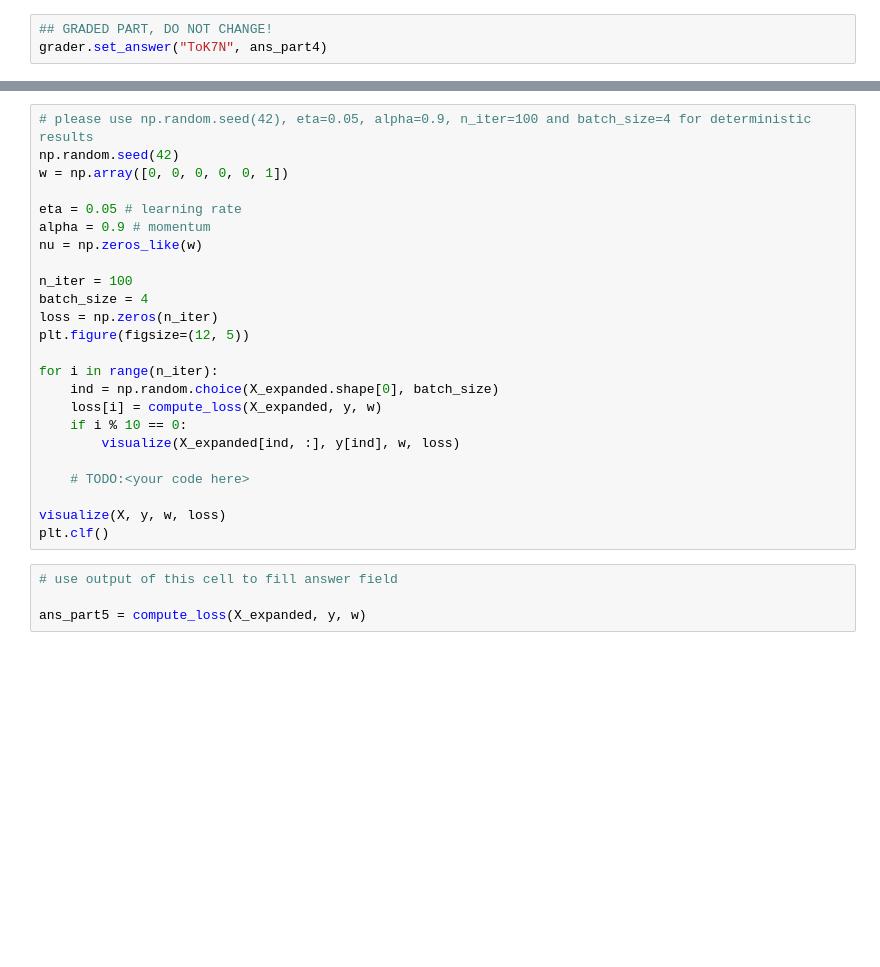
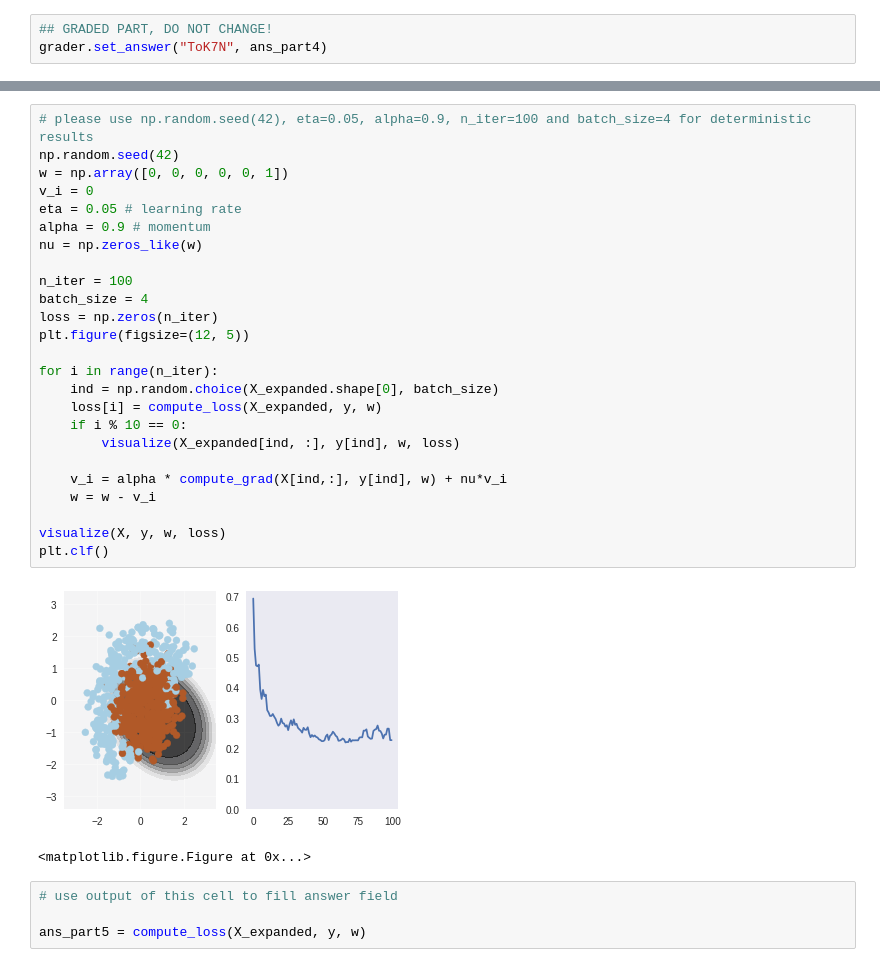
Before and after one commit to veegaaa/intro-to-dl, a Jupyter notebook: week1/week01_pa.ipynb, the cells around one changed output, grey strips where cells are left out. Drawn from its saved outputs; the diff is of its cells as text; blank space fills up the shorter version.

```diff
--- a/week1/week01_pa.ipynb
+++ b/week1/week01_pa.ipynb
@@ -254,27 +308,31 @@ $$ w_t = w_{t-1} - \nu_t$$
 # %%
 # please use np.random.seed(42), eta=0.05, alpha=0.9, n_iter=100 and batch_size=4 for deterministic results
 np.random.seed(42)
 w = np.array([0, 0, 0, 0, 0, 1])
-
+v_i = 0
 eta = 0.05 # learning rate
 alpha = 0.9 # momentum
 nu = np.zeros_like(w)
 
 n_iter = 100
 batch_size = 4
 loss = np.zeros(n_iter)
 plt.figure(figsize=(12, 5))
 
 for i in range(n_iter):
     ind = np.random.choice(X_expanded.shape[0], batch_size)
     loss[i] = compute_loss(X_expanded, y, w)
     if i % 10 == 0:
         visualize(X_expanded[ind, :], y[ind], w, loss)
 
-    # TODO:<your code here>
+    v_i = alpha * compute_grad(X[ind,:], y[ind], w) + nu*v_i
+    w = w - v_i
 
 visualize(X, y, w, loss)
 plt.clf()
+# %% [output]
+[figure, added]
+<matplotlib.figure.Figure at 0x...>
 # %%
 # use output of this cell to fill answer field
 
```
Also changed, not shown: parts of 21 cells of this notebook.
